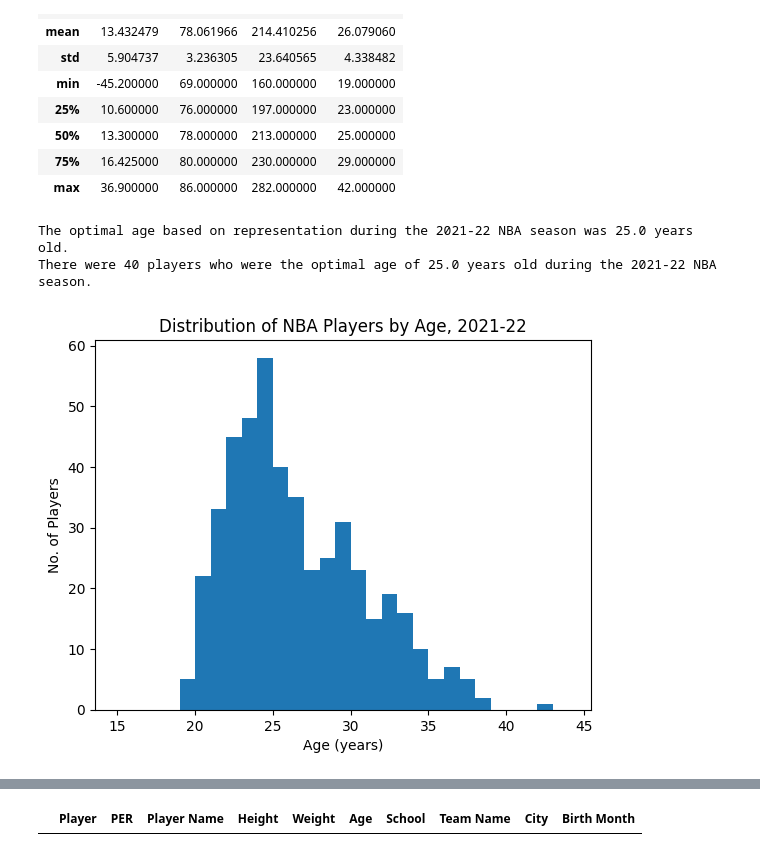
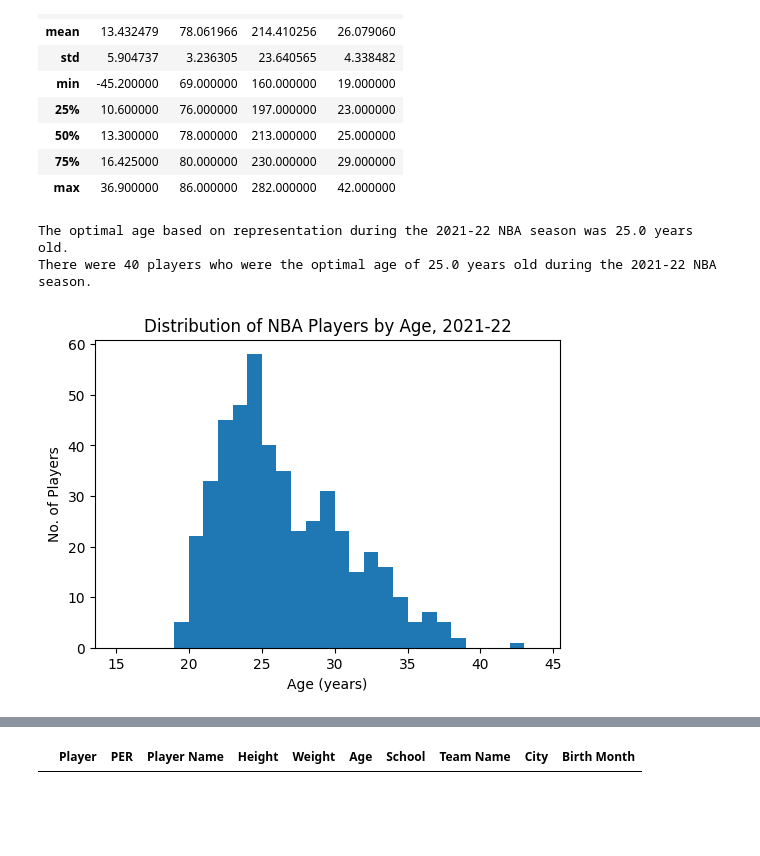
Before and after one commit to meeyoungPH/nba_superlatives, a Jupyter notebook: biometrics/biometrics_analysis.ipynb, the cells around one changed output, grey strips where cells are left out. Saved outputs shown, nothing was run; the diff lists cells and outputs as text; code cells hidden in the pictures; blank space fills up the shorter version.

Commit message:
changed figsize

```diff
--- a/biometrics/biometrics_analysis.ipynb
+++ b/biometrics/biometrics_analysis.ipynb
@@ -37,32 +37,33 @@ df.describe()
 # %%
 per = df['PER']
 height = df['Height']
 weight = df['Weight']
 age = df['Age'].astype(int)
 n = len(df)
 birth_month = df['Birth Month']
 
 # distribution by age
 
 # use median as best measure of central tendency for data that skews
 optimal_age = np.median(age)
 
 print(f'The optimal age based on representation during the 2021-22 NBA season was {optimal_age} years old.')
 
 age_df = df.loc[df['Age'] == optimal_age]
 print(f'There were {len(age_df)} players who were the optimal age of {optimal_age} years old during the 2021-22 NBA season.')
 
 # plot histogram
+plt.figure(figsize=(6,4),facecolor='white')
 plt.hist(age, bins=range(15,45,1))
 plt.xlabel('Age (years)')
 plt.ylabel('No. of Players')
 plt.title(f'Distribution of NBA Players by Age, 2021-22')
 plt.savefig('output/age_distribution.png')
 plt.show()
 # %% [output]
 The optimal age based on representation during the 2021-22 NBA season was 25.0 years old.
 There were 40 players who were the optimal age of 25.0 years old during the 2021-22 NBA season.
-[figure, old version]
+[figure, new version]
 # %%
 # distribution by height
 
```
Also changed, not shown: parts of 6 cells of this notebook, 7 other files.
